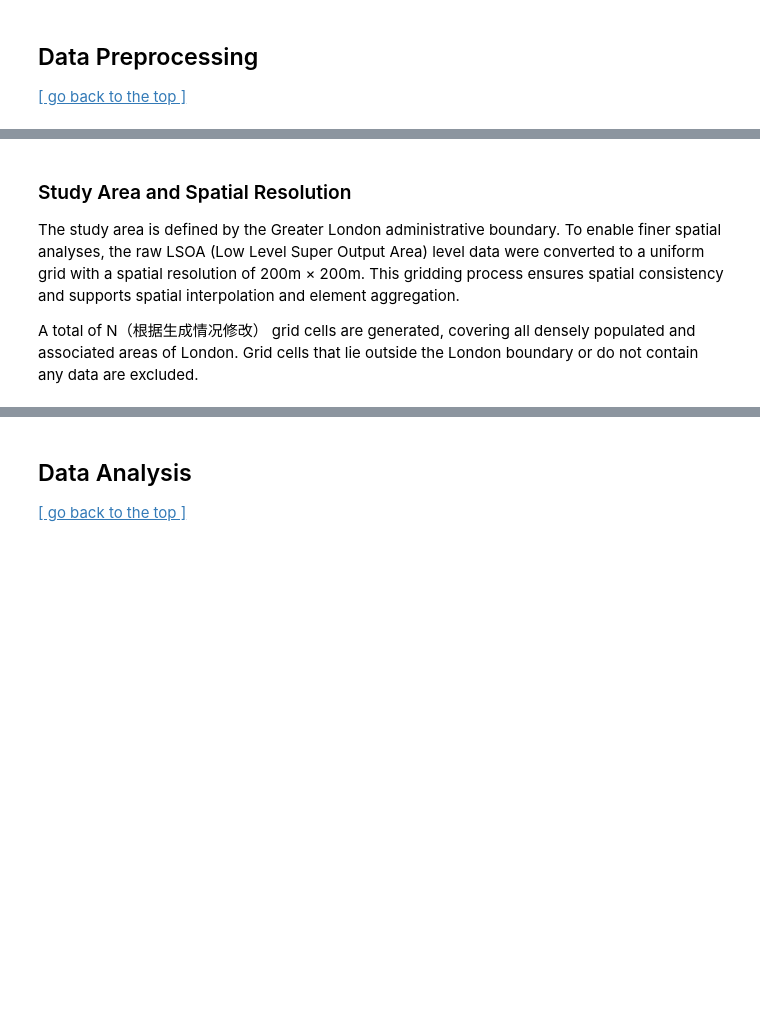
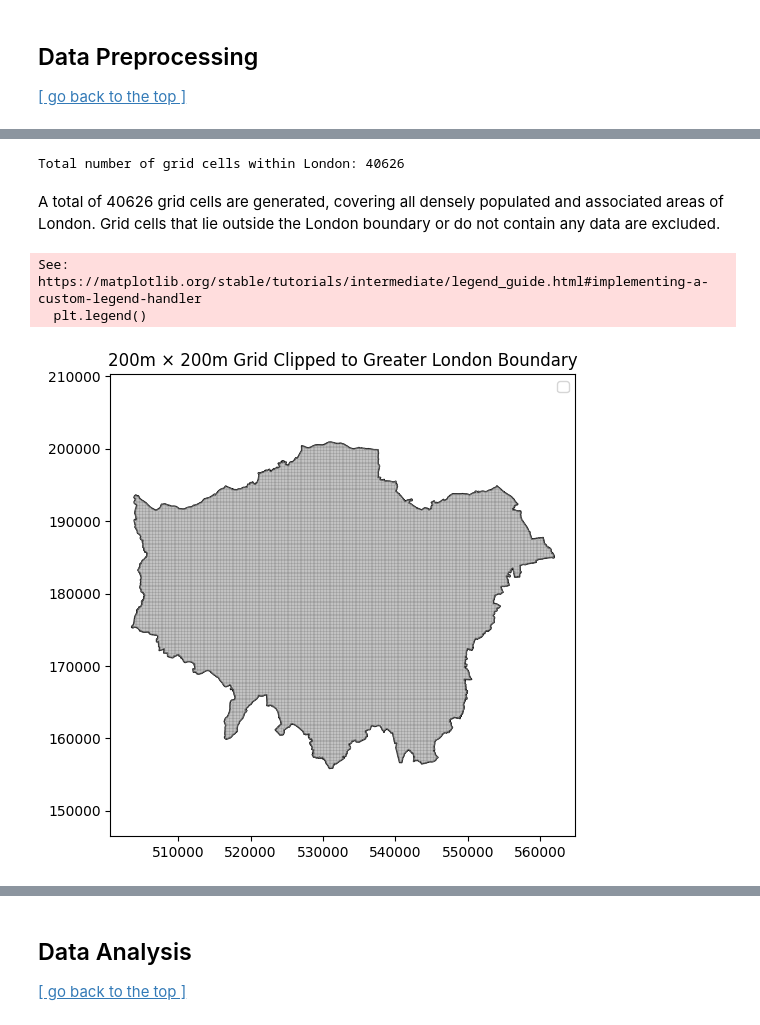
Before and after one commit to ixxiiris/CASA0006_assessment, a Jupyter notebook: Template_submission_CASA0006.ipynb, the cells around one changed output, grey strips where cells are left out. Cells and saved outputs as stored; diff of their text form; code cells hidden in the pictures; blank space fills up the shorter version.

```diff
--- a/Template_submission_CASA0006.ipynb
+++ b/Template_submission_CASA0006.ipynb
@@ -86,6 +106,47 @@ Source: see [link](https://linkinghub.elsevier.com/retrieve/pii/S221067072200443
+# %%
+# Load GLA administrative boundary shapefile
+gla_boundary = gpd.read_file("data/London_boundary/London_GLA_Boundary.shp")
+gla_boundary = gla_boundary.to_crs(epsg=27700)
+# %%
+# Create 200m × 200m grid function
+def create_grid_over_boundary(boundary_gdf, grid_size=200):
+    # Get the full bounding box of the input boundary
+    xmin, ymin, xmax, ymax = boundary_gdf.total_bounds
+
+    # Create grid cells at the specified resolution
+    cols = np.arange(xmin, xmax, grid_size)
+    rows = np.arange(ymin, ymax, grid_size)
+
+    grid_cells = []
+    for x in cols:
+        for y in rows:
+            grid_cells.append(box(x, y, x + grid_size, y + grid_size))
+
+    # Build GeoDataFrame from grid cells
+    grid = gpd.GeoDataFrame({'geometry': grid_cells}, crs=boundary_gdf.crs)
+
+    # Clip grid to the official boundary
+    grid_clipped = gpd.overlay(grid, boundary_gdf, how='intersection')
+
+    return grid_clipped
+# %%
+# Generate the clipped grid
+grid_200m = create_grid_over_boundary(gla_boundary, grid_size=200)
+print(f"Total number of grid cells within London: {len(grid_200m)}")
+# %% [output]
+Total number of grid cells within London: 40626
 # %% [markdown]
-### Study Area and Spatial Resolution
-
-The study area is defined by the Greater London administrative boundary. To enable finer spatial analyses, the raw LSOA (Low Level Super Output Area) level data were converted to a uniform grid with a spatial resolution of 200m × 200m. This gridding process ensures spatial consistency and supports spatial interpolation and element aggregation.
-
-A total of N（根据生成情况修改） grid cells are generated, covering all densely populated and associated areas of London. Grid cells that lie outside the London boundary or do not contain any data are excluded.
+A total of 40626 grid cells are generated, covering all densely populated and associated areas of London. Grid cells that lie outside the London boundary or do not contain any data are excluded.
+# %%
+# Visual check: Grid overlaid on official boundary
+fig, ax = plt.subplots(figsize=(6, 6))
+gla_boundary.plot(ax=ax, facecolor="none", edgecolor="black", linewidth=1, label="GLA Boundary")
+grid_200m.plot(ax=ax, facecolor="none", edgecolor="grey", linewidth=0.2, label="200m Grid")
+plt.title("200m × 200m Grid Clipped to Greater London Boundary")
+plt.axis('equal')
+plt.legend()
+plt.show()
+# %% [output]
+See: https://matplotlib.org/stable/tutorials/intermediate/legend_guide.html#implementing-a-custom-legend-handler
+  plt.legend()
+[figure, added]
```
Also changed, not shown: parts of 24 cells of this notebook, 22 other files.
